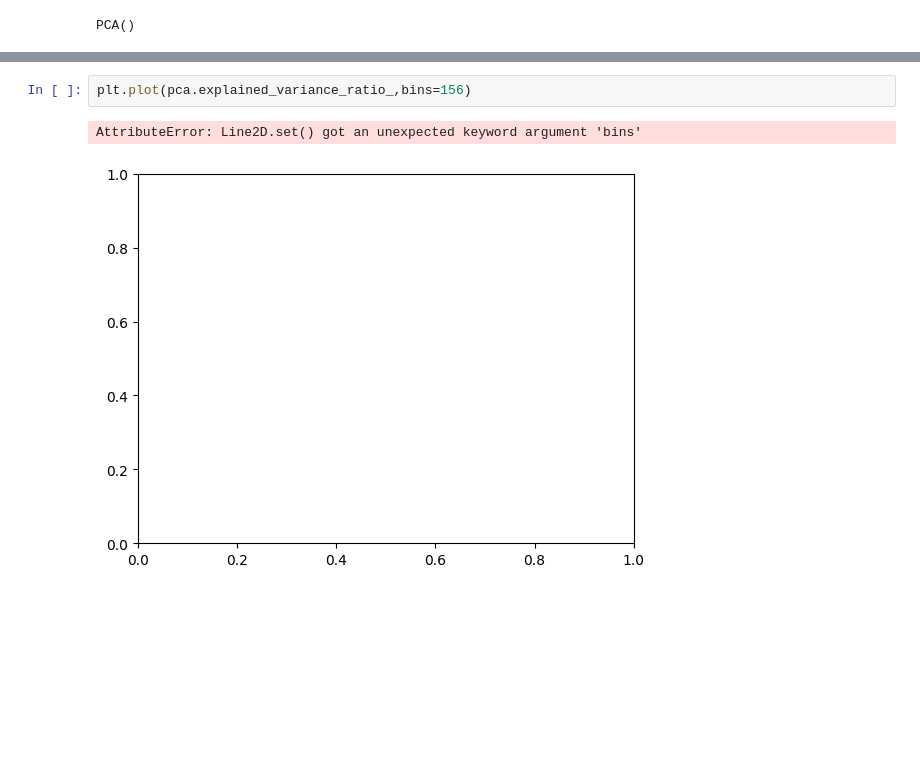
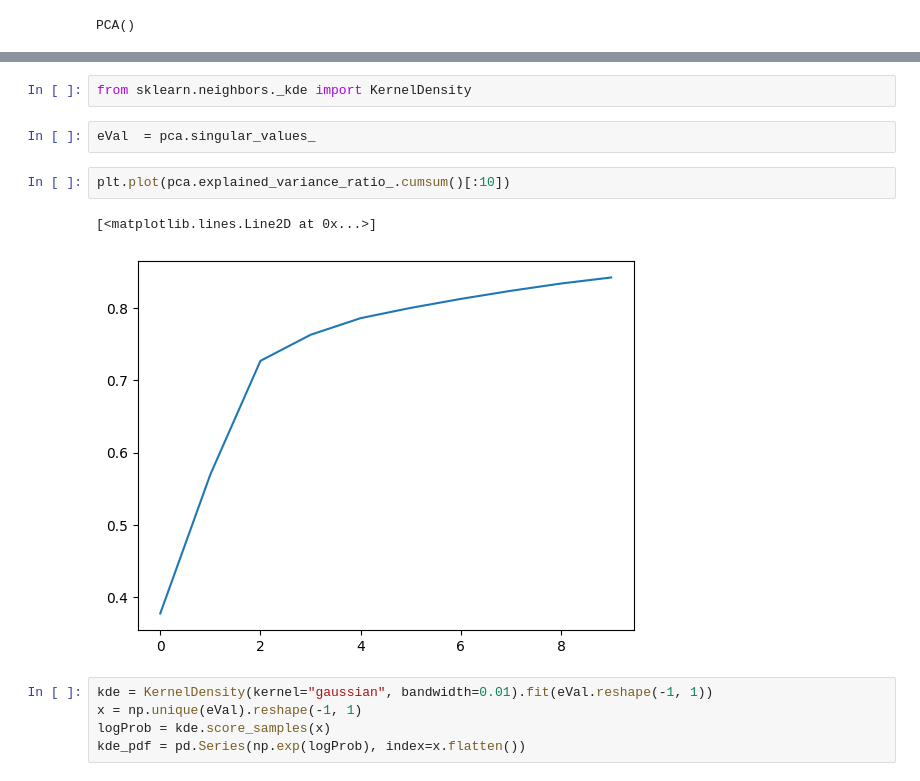
Before and after one commit to Antoinebattini/Pair_trading, a Jupyter notebook: Labo.ipynb, the cells around one changed output, grey strips where cells are left out. Saved outputs shown, nothing was run; the diff lists cells and outputs as text; blank space fills up the shorter version.

```diff
--- a/Labo.ipynb
+++ b/Labo.ipynb
@@ -1082,5 +1115,14 @@ values= q / (2 * np.pi * sigma * eVal) * ((l_plus - eVal) * (eVal - l_moins)) **
+# %%
+from sklearn.neighbors._kde import KernelDensity
+# %%
+eVal  = pca.singular_values_
 # %%
-plt.plot(pca.explained_variance_ratio_,bins=156)
+plt.plot(pca.explained_variance_ratio_.cumsum()[:10])
 # %% [output]
-AttributeError: Line2D.set() got an unexpected keyword argument 'bins'
+[<matplotlib.lines.Line2D at 0x...>]
-[figure, old version]
+[figure, new version]
+# %%
+kde = KernelDensity(kernel="gaussian", bandwidth=0.01).fit(eVal.reshape(-1, 1))
+x = np.unique(eVal).reshape(-1, 1)
+logProb = kde.score_samples(x)
+kde_pdf = pd.Series(np.exp(logProb), index=x.flatten())
```
Also changed, not shown: parts of 25 cells of this notebook.
